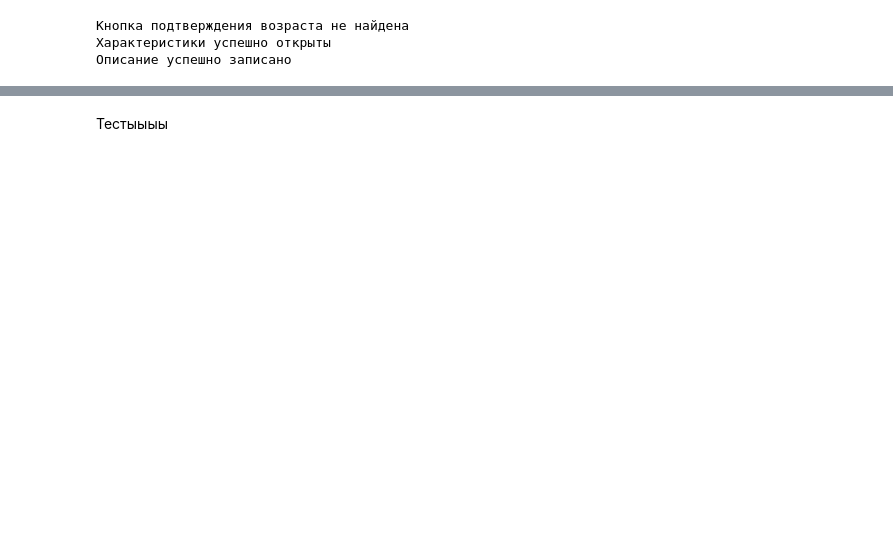
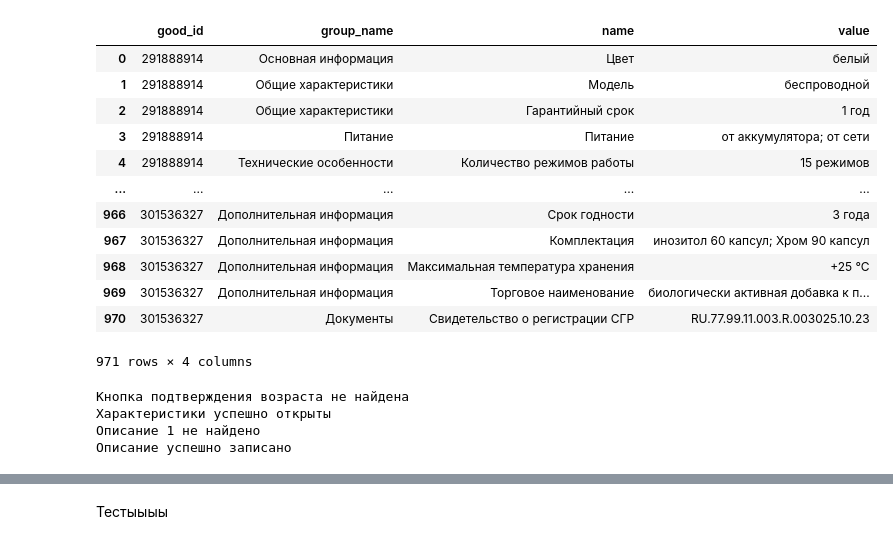
Before and after one commit to nekitmilk/ElectroPunk, a Jupyter notebook: src/notebooks/analisys.ipynb, the cells around one changed output, grey strips where cells are left out. Saved outputs shown, nothing was run; the diff lists cells and outputs as text; code cells hidden in the pictures; blank space fills up the shorter version.

```diff
--- a/src/notebooks/analisys.ipynb
+++ b/src/notebooks/analisys.ipynb
@@ -231,9 +85,26 @@ driver = init_driver_firefox(browser_headless)
+# %%
+final_specs_df
+# %% [output]
+|  | good_id | group_name | name | value |
+| 0 | 291888914 | Основная информация | Цвет | белый |
+| 1 | 291888914 | Общие характеристики | Модель | беспроводной |
+| 2 | 291888914 | Общие характеристики | Гарантийный срок | 1 год |
+| 3 | 291888914 | Питание | Питание | от аккумулятора; от сети |
+| 4 | 291888914 | Технические особенности | Количество режимов работы | 15 режимов |
+| ... | ... | ... | ... | ... |
+| 966 | 301536327 | Дополнительная информация | Срок годности | 3 года |
+| 967 | 301536327 | Дополнительная информация | Комплектация | инозитол 60 капсул; Хром 90 капсул |
+| 968 | 301536327 | Дополнительная информация | Максимальная температура хранения | +25 °C |
+| 969 | 301536327 | Дополнительная информация | Торговое наименование | биологически активная добавка к п... |
+| 970 | 301536327 | Документы | Свидетельство о регистрации СГР | RU.77.99.11.003.R.003025.10.23 |
+971 rows × 4 columns
 # %%
-product_id = df.iloc[0]["id"]
-details = get_product_details(driver, product_id)
+# product_id = main_df.iloc[0]["id"]
+details = get_product_details(driver, 176410178)
 # %% [output]
 Кнопка подтверждения возраста не найдена
 Характеристики успешно открыты
+Описание 1 не найдено
 Описание успешно записано
 # %%
 print(details)
```
Also changed, not shown: parts of 22 cells of this notebook, 5 other files.
